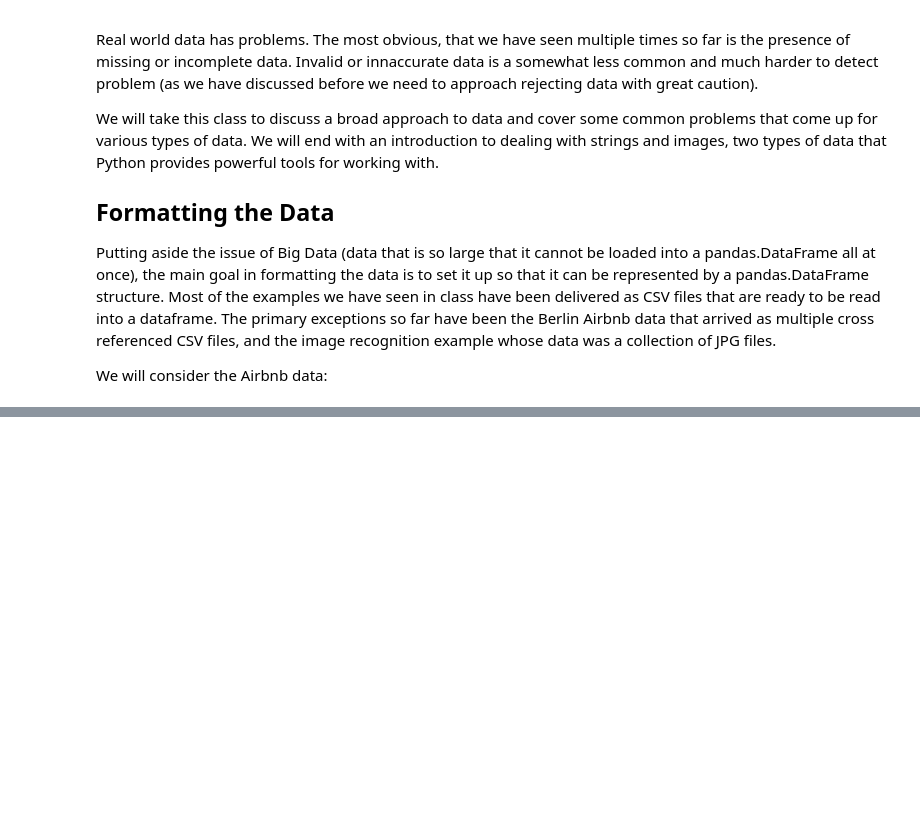
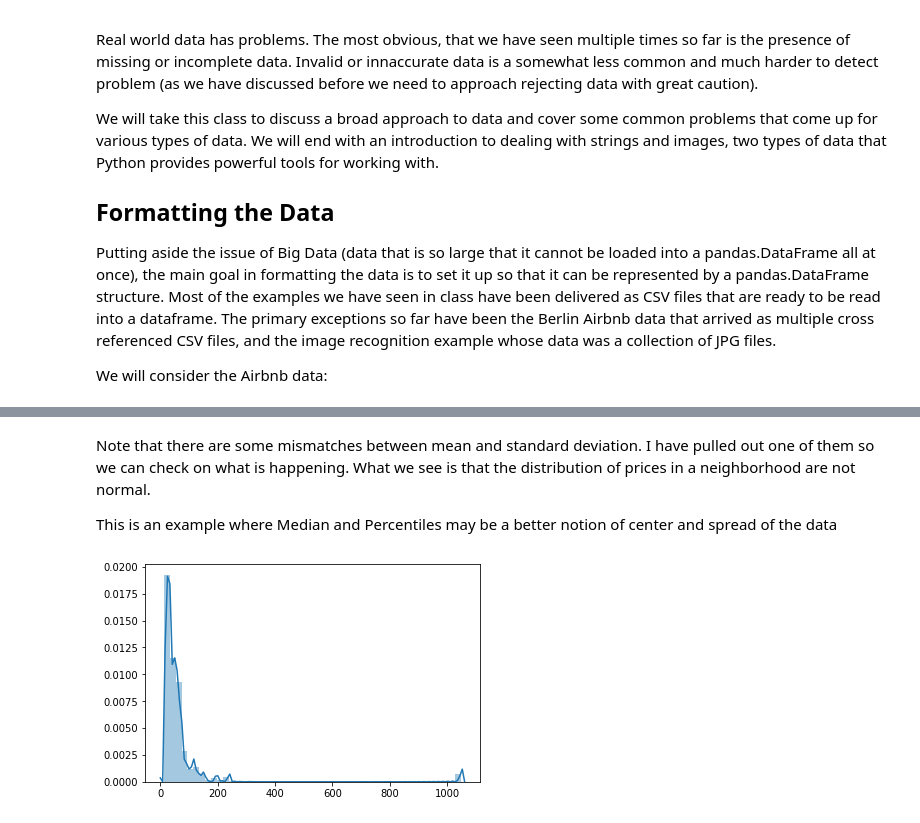
Before and after one commit to virgilpierce/STAT_411, a Jupyter notebook: 4 - Wrangling and Cross Validation.ipynb, the cells around one changed output, grey strips where cells are left out. Cells and saved outputs as stored; diff of their text form; code cells hidden in the pictures; blank space fills up the shorter version.

```diff
--- a/4 - Wrangling and Cross Validation.ipynb
+++ b/4 - Wrangling and Cross Validation.ipynb
@@ -12,0 +42,6 @@ We will consider the Airbnb data:
+# %%
+# There are many entries in Calendar.price that are NaN. It is not clear what that means
+calendar = calendar[pa.notna(calendar.price)]
+
+# Given an listing_id we get when it was booked and for what price
+calendar[calendar.listing_id==29857108]
@@ -12,0 +97,5 @@ We will consider the Airbnb data:
+# %%
+# We should drop the listings that had no bookings, for one thing their price is obviously not telling us
+# something real (Lesson #1 from Pawn Stars)
+
+listings = listings[listings.number_of_bookings!=0]
@@ -12,0 +111,8 @@ We will consider the Airbnb data:
+# %%
+# Make a list of all the neighborhoods (note that the data gave us a list, but it is safer to take the
+# actual values from the feature). Though to be super careful we should take some time to check
+# that they have been coded correctly.
+
+# I pass it through set to eliminate duplicates, then I convert it to a data frame
+nbhds = pa.DataFrame(set(listings.neighbourhood), columns = ['Neighbourhood'])
+nbhds.head()
@@ -12,0 +126,23 @@ We will consider the Airbnb data:
+# %%
+# now for each neighborhood compute the mean and standard deviation of the price paid
+# Note that this means we have to unpack the mean price we computed for each booking by the number
+# of booksings; we will also need the total number of bookings for each neighborhood.
+save = []
+
+for x in nbhds.index:
+    nbook = []
+    xlist = listings.id[listings.neighbourhood==nbhds.loc[x, 'Neighbourhood']]
+    for l in xlist:
+        bookings_price = calendar.price[calendar.listing_id==l]
+        bookings = [float(x[1:].replace(',', '')) for x in bookings_price]
+        nbook += bookings
+
+    nbhds.loc[x, 'bookings'] = len(nbook)
+    nbhds.loc[x, 'mean_price'] = np.mean(nbook)
+    nbhds.loc[x, 'sdv_price'] = np.std(nbook)
+    nbhds.loc[x, 'median_price'] = np.median(nbook)
+    if np.std(nbook)>np.mean(nbook):
+        save += [nbook]
+
+
+nbhds.tail()
@@ -12,0 +156,8 @@ We will consider the Airbnb data:
+# %% [markdown]
+Note that there are some mismatches between mean and standard deviation. I have pulled out one of them so we can check on what is happening. What we see is that the distribution of prices in a neighborhood are not normal.
+
+This is an example where Median and Percentiles may be a better notion of center and spread of the data
+# %%
+sn.distplot(save[0]);
+# %% [output]
+[figure, added]
```
Also changed, not shown: parts of 23 cells of this notebook, 1 other file.
